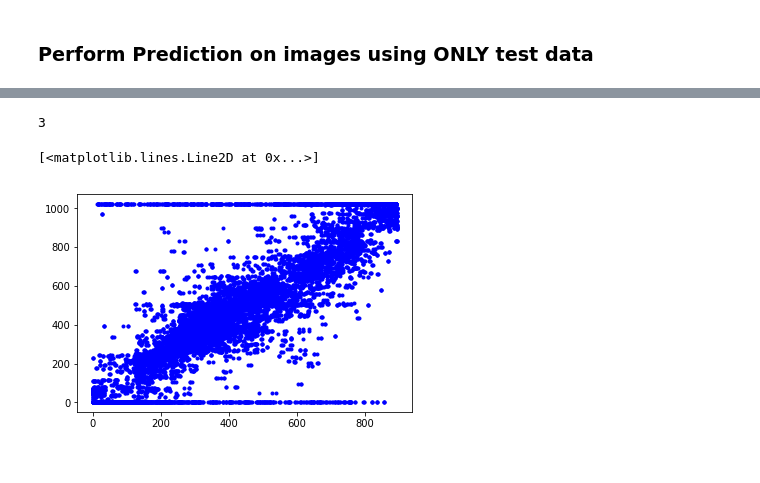
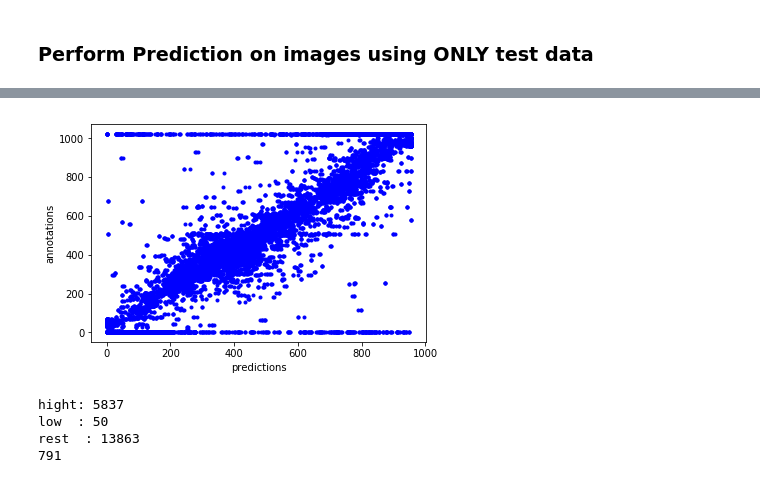
Before and after one commit to tall-josh/fyp_diy_robo_car, a Jupyter notebook: end2end/tf_end2end.ipynb, the cells around one changed output, grey strips where cells are left out. Saved outputs shown, nothing was run; the diff lists cells and outputs as text; code cells hidden in the pictures.

```diff
--- a/end2end/tf_end2end.ipynb
+++ b/end2end/tf_end2end.ipynb
@@ -269,12 +294,32 @@ plt.plot(x_ax, preds_converted[100:1100], "r", x_ax, annotations[100:1100], "g")
-# %%
-print(min(annotations))
-# %% [output]
-3
-# %%
-plt.plot(preds_converted, annotations[:-46], 'b.')
-# %% [output]
-[<matplotlib.lines.Line2D at 0x...>]
-[figure, removed]
+# %%
+plt.plot(preds_converted, annotations[:-46], 'b.')
+plt.xlabel("predictions")
+plt.ylabel("annotations")
+fig = plt.gcf()
+fig.savefig('tf_jp_clr_15bins_scatter.png', dpi=100)
+# %% [output]
+[figure, added]
+# %%
+count_hig = 0
+count_low = 0
+count     = 0
+for ele in preds_converted:
+    if ele > 1022:
+        count_hig += 1
+    elif ele < 23:
+        count_low += 1
+    else:
+        count += 1
+
+print(f"hight: {count_hig}")
+print(f"low  : {count_low}")
+print(f"rest  : {count}")
+print(preds_converted[0])
+# %% [output]
+hight: 5837
+low  : 50
+rest  : 13863
+791
 # %%
 #print(all_img_paths[0].split('/')[-1].split('.')[0])
 for a, img_pth in zip(angles, all_img_paths):
```
Also changed, not shown: parts of 14 cells of this notebook, 15 other files.
